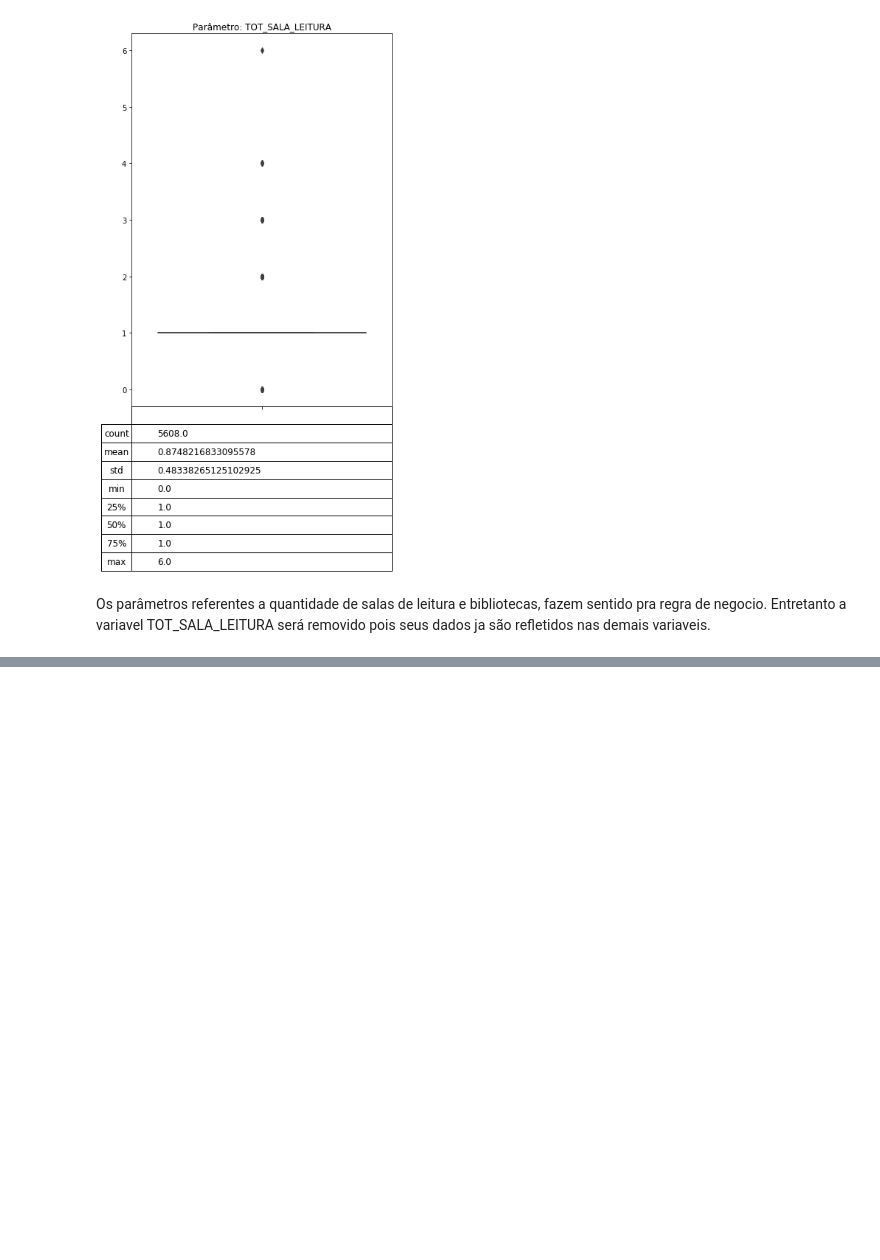
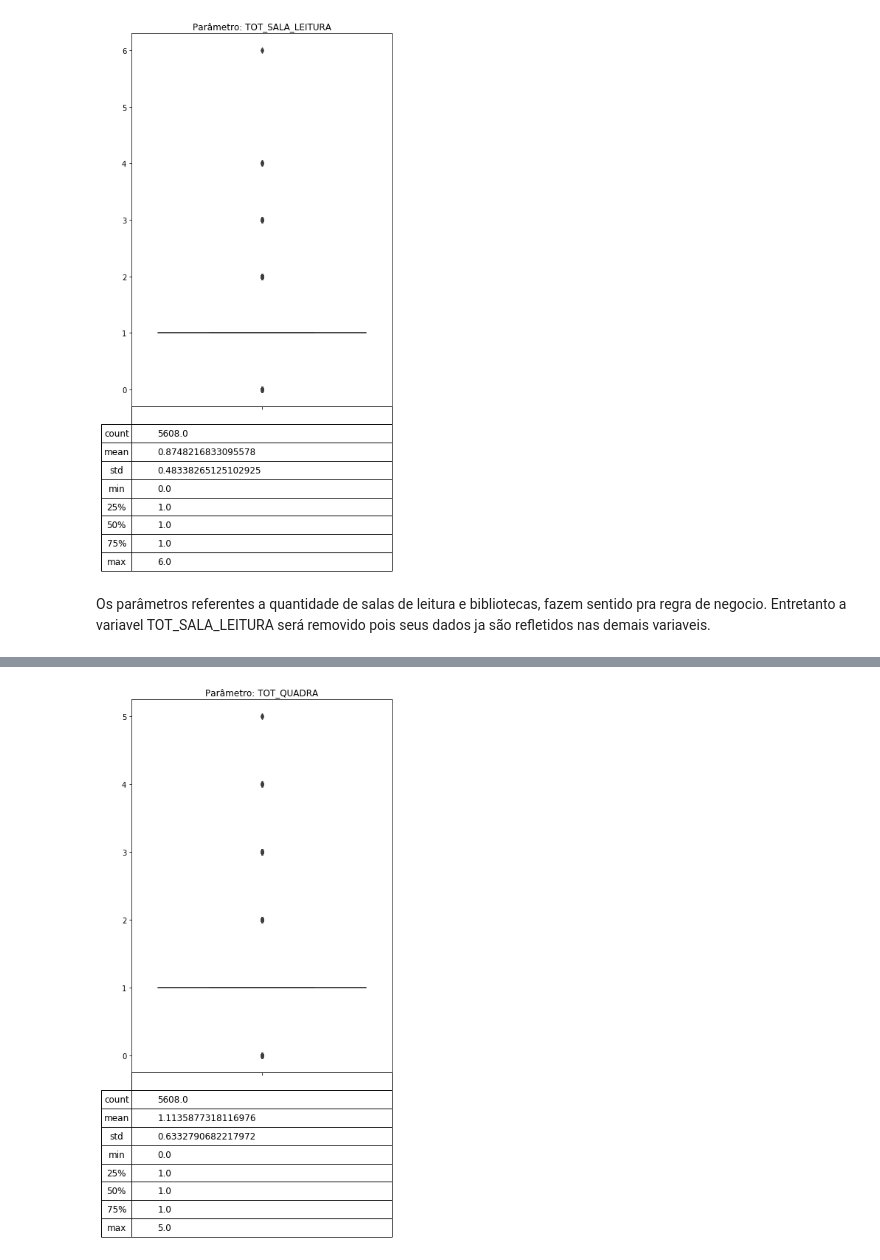
Before and after one commit to Joao-TheCosmosIsInfinite/FIA_TCC, a Jupyter notebook: notebooks/entrega2_Post12_joaoPaulo.ipynb, the cells around one changed output, grey strips where cells are left out. Saved outputs shown, nothing was run; the diff lists cells and outputs as text; code cells hidden in the pictures; blank space fills up the shorter version.

```diff
--- a/notebooks/entrega2_Post12_joaoPaulo.ipynb
+++ b/notebooks/entrega2_Post12_joaoPaulo.ipynb
@@ -758,0 +774,5 @@ df_school_dependecy_treat = df_school_dependecy_treat \
+# %%
+## Exibir o Boxplot
+fn_show_individual_outlier(df_school_dependecy, 'TOT_QUADRA')
+# %% [output]
+[figure, added]
```
Also changed, not shown: parts of 13 cells of this notebook.
